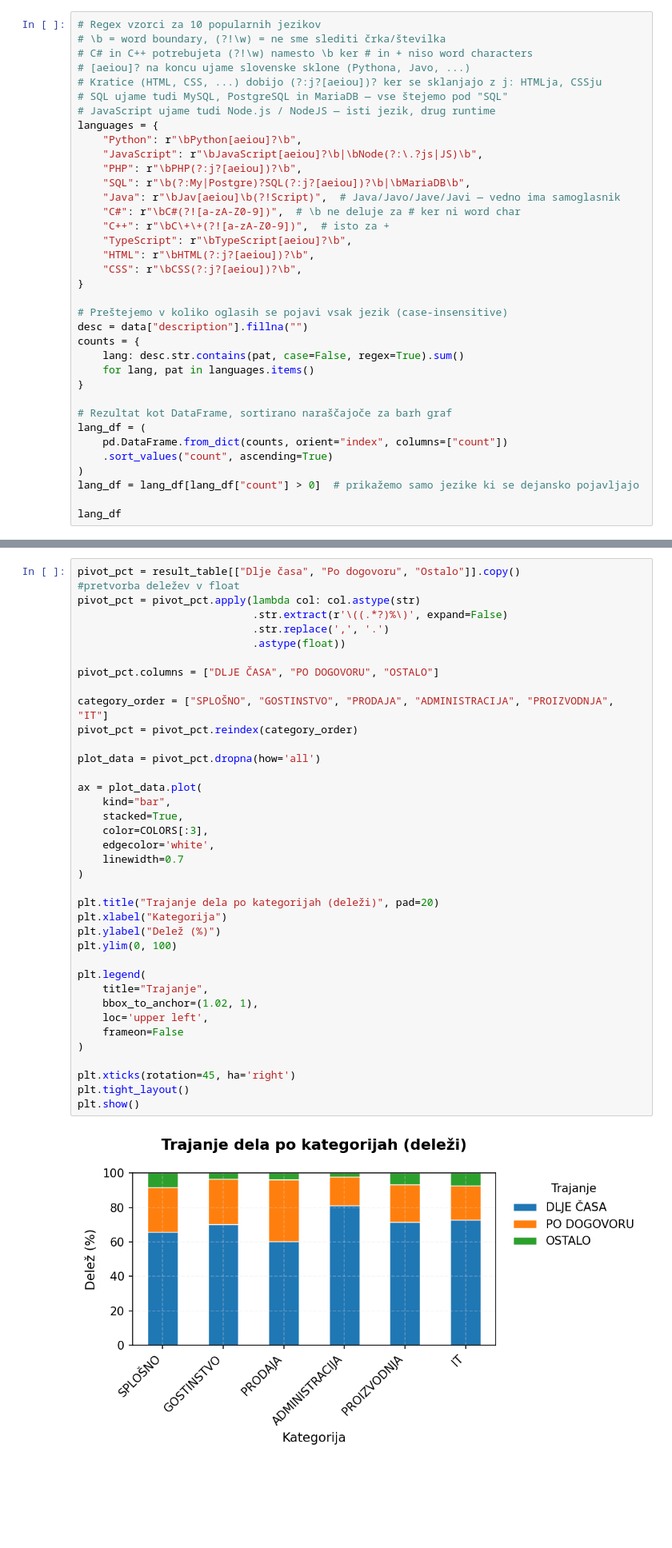
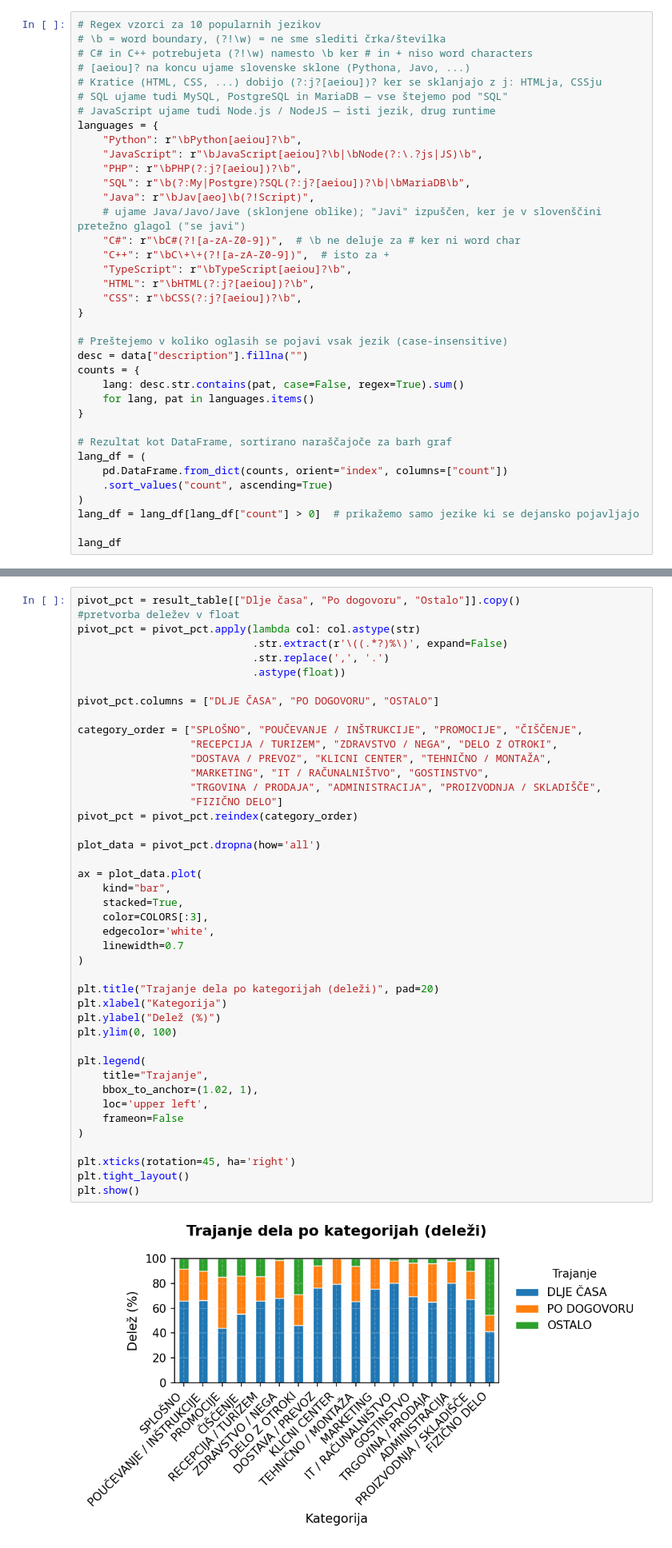
Before and after one commit to svenko99/PR2608, a Jupyter notebook: src/notebook/rezultati.ipynb, the cells around one changed output, grey strips where cells are left out. Shown at 80% size. Saved outputs shown, nothing was run; the diff lists cells and outputs as text; blank space fills up the shorter version.

```diff
--- a/src/notebook/rezultati.ipynb
+++ b/src/notebook/rezultati.ipynb
@@ -401,7 +401,8 @@ languages = {
     "JavaScript": r"\bJavaScript[aeiou]?\b|\bNode(?:\.?js|JS)\b",
     "PHP": r"\bPHP(?:j?[aeiou])?\b",
     "SQL": r"\b(?:My|Postgre)?SQL(?:j?[aeiou])?\b|\bMariaDB\b",
-    "Java": r"\bJav[aeiou]\b(?!Script)",  # Java/Javo/Jave/Javi — vedno ima samoglasnik
+    "Java": r"\bJav[aeo]\b(?!Script)",
+    # ujame Java/Javo/Jave (sklonjene oblike); "Javi" izpuščen, ker je v slovenščini pretežno glagol ("se javi")
     "C#": r"\bC#(?![a-zA-Z0-9])",  # \b ne deluje za # ker ni word char
     "C++": r"\bC\+\+(?![a-zA-Z0-9])",  # isto za +
     "TypeScript": r"\bTypeScript[aeiou]?\b",
@@ -837,35 +904,40 @@ pivot_pct = pivot_pct.apply(lambda col: col.astype(str)
 
 pivot_pct.columns = ["DLJE ČASA", "PO DOGOVORU", "OSTALO"]
 
-category_order = ["SPLOŠNO", "GOSTINSTVO", "PRODAJA", "ADMINISTRACIJA", "PROIZVODNJA", "IT"]
+category_order = ["SPLOŠNO", "POUČEVANJE / INŠTRUKCIJE", "PROMOCIJE", "ČIŠČENJE",
+                  "RECEPCIJA / TURIZEM", "ZDRAVSTVO / NEGA", "DELO Z OTROKI",
+                  "DOSTAVA / PREVOZ", "KLICNI CENTER", "TEHNIČNO / MONTAŽA",
+                  "MARKETING", "IT / RAČUNALNIŠTVO", "GOSTINSTVO",
+                  "TRGOVINA / PRODAJA", "ADMINISTRACIJA", "PROIZVODNJA / SKLADIŠČE",
+                  "FIZIČNO DELO"]
 pivot_pct = pivot_pct.reindex(category_order)
 
 plot_data = pivot_pct.dropna(how='all')
 
 ax = plot_data.plot(
     kind="bar",
     stacked=True,
     color=COLORS[:3],
     edgecolor='white',
     linewidth=0.7
 )
 
 plt.title("Trajanje dela po kategorijah (deleži)", pad=20)
 plt.xlabel("Kategorija")
 plt.ylabel("Delež (%)")
 plt.ylim(0, 100)
 
 plt.legend(
     title="Trajanje",
     bbox_to_anchor=(1.02, 1),
     loc='upper left',
     frameon=False
 )
 
 plt.xticks(rotation=45, ha='right')
 plt.tight_layout()
 plt.show()
 # %% [output]
-[figure, old version]
+[figure, new version]
 # %% [markdown]
 ### Ugotovitve
```
Also changed, not shown: parts of 14 cells of this notebook.
